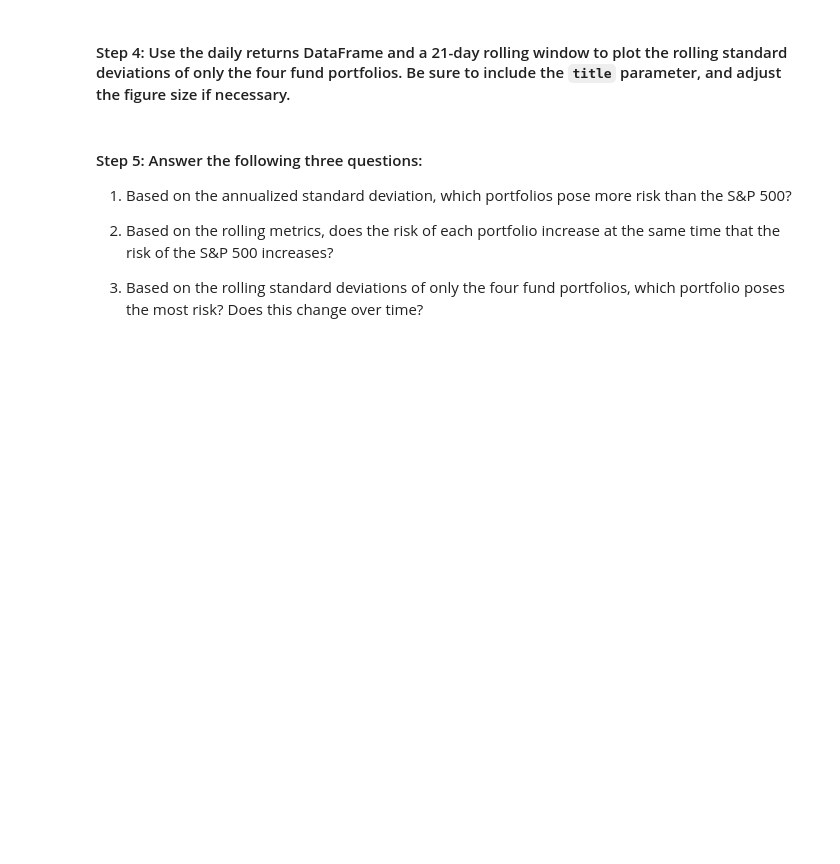
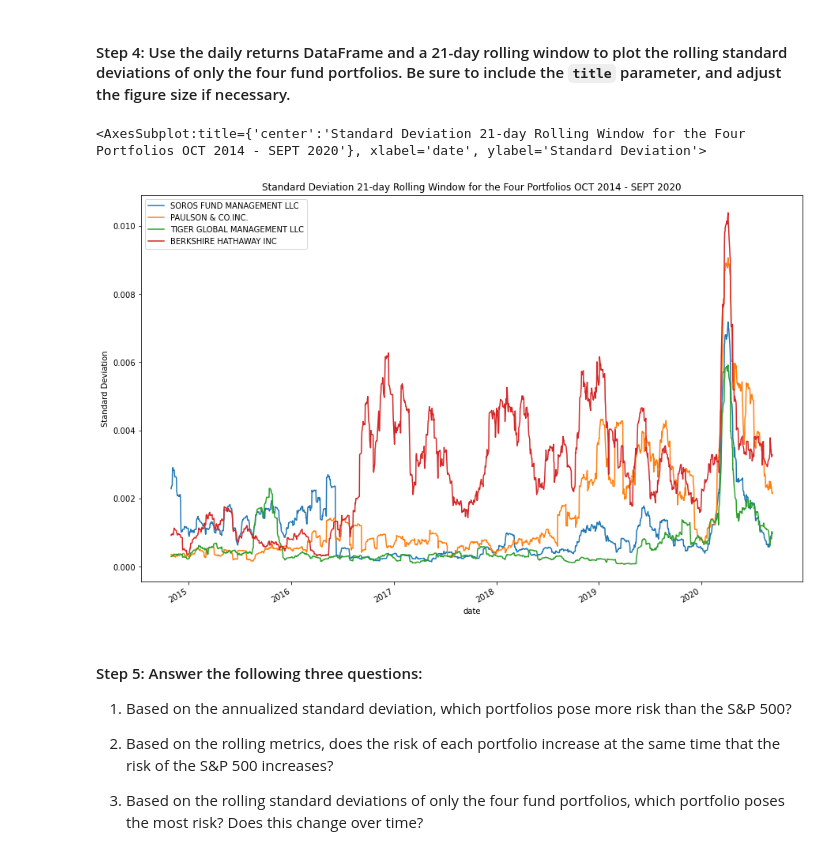
Before and after one commit to jpweldon/Module_4_Challenge, a Jupyter notebook: risk_return_analysis.ipynb, the cells around one changed output. Drawn from its saved outputs; the diff is of its cells as text; code cells hidden in the pictures; blank space fills up the shorter version.

```diff
--- a/risk_return_analysis.ipynb
+++ b/risk_return_analysis.ipynb
@@ -298,7 +322,10 @@ Evaluate the risk profile of each portfolio by using the standard deviation and
 # %%
 # Using the daily return data and a 21-day rolling window, plot the rolling standard deviation of just the 4 portfolios.
 # Include a title parameter and adjust the figure size
-# YOUR CODE HERE
+daily_returns_whale_navs.rolling(21).std().plot(figsize=(15,10), title='Standard Deviation 21-day Rolling Window for the Four Portfolios OCT 2014 - SEPT 2020', ylabel='Standard Deviation')
+# %% [output]
+<AxesSubplot:title={'center':'Standard Deviation 21-day Rolling Window for the Four Portfolios OCT 2014 - SEPT 2020'}, xlabel='date', ylabel='Standard Deviation'>
+[figure, added]
 # %% [markdown]
 #### Step 5: Answer the following three questions:
 
```
Also changed, not shown: parts of 7 cells of this notebook, 1 other file.
